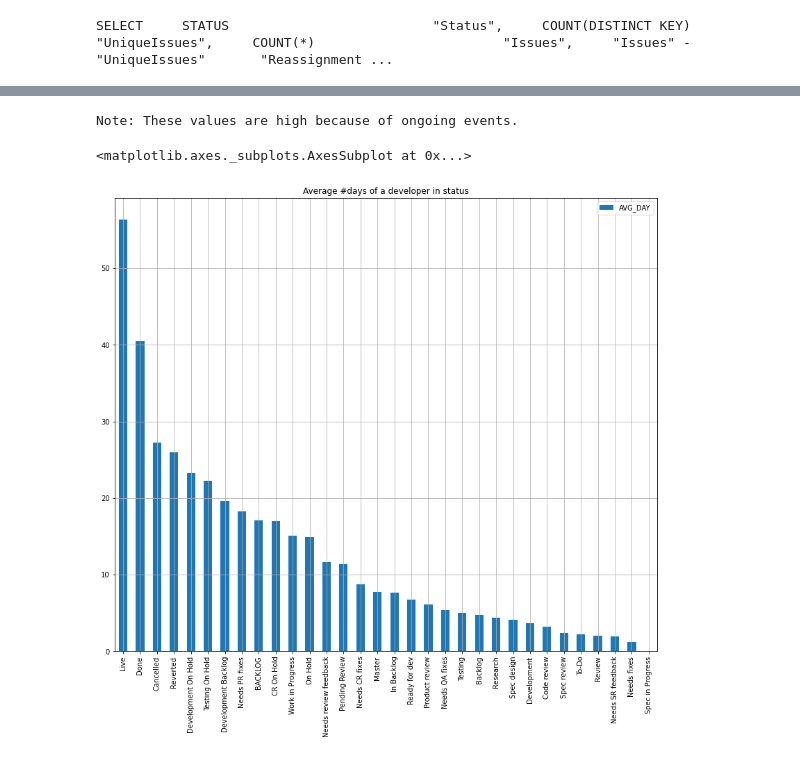
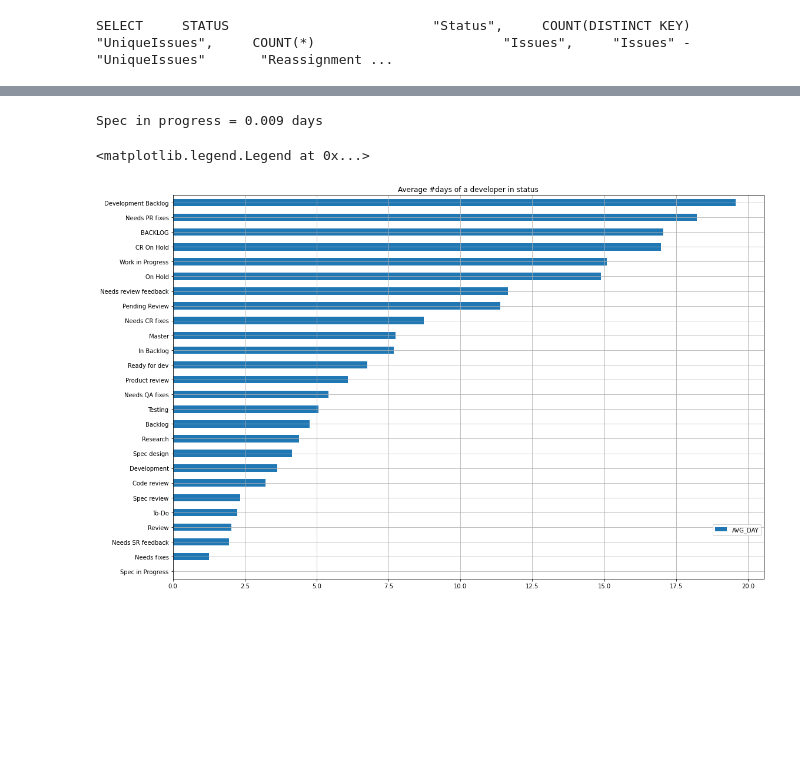
Before and after one commit to pr3mar/thesis, a Jupyter notebook: src/reports/timeline_analysis.ipynb, the cells around one changed output, grey strips where cells are left out. Drawn from its saved outputs; the diff is of its cells as text; code cells hidden in the pictures; blank space fills up the shorter version.

```diff
--- a/src/reports/timeline_analysis.ipynb
+++ b/src/reports/timeline_analysis.ipynb
@@ -11,12 +11,13 @@ import src.compute.timeline as timeline
 import src.compute.developer as developer
 from src.compute.utils import Interval
 from src.db.utils import SnowflakeWrapper
+from src.config import data_root
 
 pd.options.display.float_format = '{:,.2f}'.format
 np.set_printoptions(precision=2)
 conn = SnowflakeWrapper.create_snowflake_connection()
 sw = SnowflakeWrapper(conn)
-figure_size = (14, 12)
+figure_size = (18, 12)
 # %%
 active_interval: Interval = Interval(
     # fromDate=date(2019, 7, 1), # year, month, day
@@ -38,7 +68,18 @@ avg_dev = developer.get_avg_developer(sw, active_interval)
 # %%
-print("Note: These values are high because of ongoing events.")
-avg_dev.loc[avg_dev["AVG_DAY"] > 0].sort_values("AVG_DAY", ascending=False).plot(kind='bar', use_index=True, y='AVG_DAY', figsize=figure_size, grid=True, title="Average #days of a developer in status")
+print("Spec in progress = 0.009 days")
+avg_dev.loc[(avg_dev["AVG_DAY"] > 0) & (avg_dev["AVG_DAY"] < 20)]\
+    .sort_values("AVG_DAY")\
+    .plot(
+        kind='barh',
+        use_index=True,
+        y='AVG_DAY',
+        figsize=figure_size,
+        grid=True,
+        yticks=range(0, 20, 1),
+        title="Average #days of a developer in status"
+    )\
+    .legend(bbox_to_anchor=(1, 0.15))
 # %% [output]
-Note: These values are high because of ongoing events.
+Spec in progress = 0.009 days
-<matplotlib.axes._subplots.AxesSubplot at 0x...>
+<matplotlib.legend.Legend at 0x...>
-[figure, old version]
+[figure, new version]
```
Also changed, not shown: parts of 7 cells of this notebook, 21 other files.
